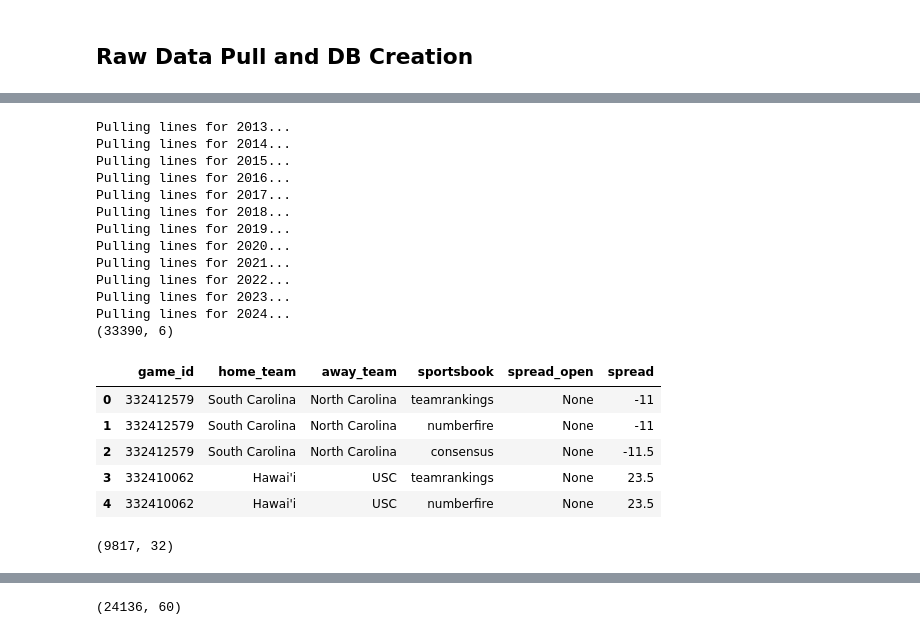
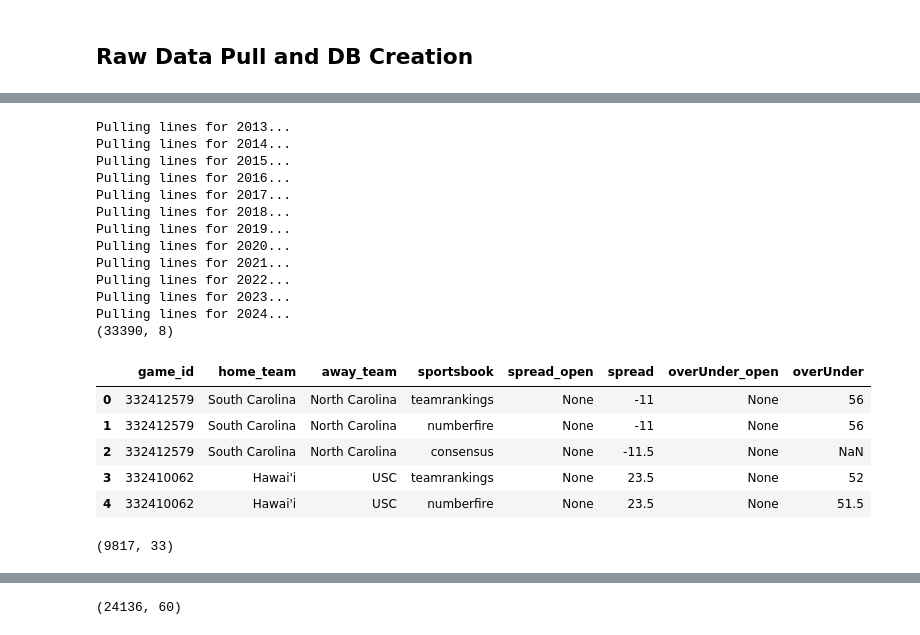
Before and after one commit to qwe740/BettingModels, a Jupyter notebook: Datapull.ipynb, the cells around one changed output, grey strips where cells are left out. Cells and saved outputs as stored; diff of their text form; code cells hidden in the pictures.

```diff
--- a/cfb_model_dev.ipynb
+++ b/Datapull.ipynb
@@ -63,56 +63,59 @@ for year in range(2013, 2025):
 flat_lines = []
 for game in lines_data:
     game_id = game['id']
     home_team = game['homeTeam']
     away_team = game['awayTeam']
     if game['lines']:  # Check if lines exist
         for line in game['lines']:
             flat_lines.append({
                 'game_id': game_id,
                 'home_team': home_team,
                 'away_team': away_team,
                 'sportsbook': line['provider'],
-                'spread_open': line.get('spreadOpen', None),
-                'spread': line.get('spread', None)  # Closing spread
+                'spread_open': line.get('spreadOpen', None), #Opening spread
+                'spread': line.get('spread', None),  # Closing spread
+                'overUnder_open': line.get('overUnderOpen'), #Opening total
+                'overUnder': line.get('overUnder', None) #Closing total
             })
 
 lines_df = pd.DataFrame(flat_lines)
 print(lines_df.shape)
 lines_df.head()  # Check it out
 # %% [output]
 Pulling lines for 2013...
 Pulling lines for 2014...
 Pulling lines for 2015...
 Pulling lines for 2016...
 Pulling lines for 2017...
 Pulling lines for 2018...
 Pulling lines for 2019...
 Pulling lines for 2020...
 Pulling lines for 2021...
 Pulling lines for 2022...
 Pulling lines for 2023...
 Pulling lines for 2024...
-(33390, 6)
+(33390, 8)
-|  | game_id | home_team | away_team | sportsbook | spread_open | spread |
-| 0 | 332412579 | South Carolina | North Carolina | teamrankings | None | -11 |
-| 1 | 332412579 | South Carolina | North Carolina | numberfire | None | -11 |
-| 2 | 332412579 | South Carolina | North Carolina | consensus | None | -11.5 |
-| 3 | 332410062 | Hawai'i | USC | teamrankings | None | 23.5 |
-| 4 | 332410062 | Hawai'i | USC | numberfire | None | 23.5 |
+|  | game_id | home_team | away_team | sportsbook | spread_open | spread | overUnder_open | overUnder |
+| 0 | 332412579 | South Carolina | North Carolina | teamrankings | None | -11 | None | 56 |
+| 1 | 332412579 | South Carolina | North Carolina | numberfire | None | -11 | None | 56 |
+| 2 | 332412579 | South Carolina | North Carolina | consensus | None | -11.5 | None | NaN |
+| 3 | 332410062 | Hawai'i | USC | teamrankings | None | 23.5 | None | 52 |
+| 4 | 332410062 | Hawai'i | USC | numberfire | None | 23.5 | None | 51.5 |
 # %%
 #Save to SQLite
 conn = sqlite3.connect("cfb_data.db")
 lines_df.to_sql("lines", conn, if_exists="replace", index=False)
 conn.close()
 # %%
-# Average Spreads and Update Games Table
+# Average Spreads and Totals and Update Games Table
 conn = sqlite3.connect("cfb_data.db")
 
 # Query to average closing spreads
 query = """
 SELECT
     g.*,
-    AVG(l.spread) AS avg_closing_spread
+    AVG(l.spread) AS avg_closing_spread,
+    AVG(l.overUnder) AS avg_closing_total
 FROM
     games g
 LEFT JOIN
@@ -134,5 +137,5 @@ merged_df.head()
 
 conn.close()
 # %% [output]
-(9817, 32)
+(9817, 33)
 # %%
```
Also changed, not shown: parts of 8 cells of this notebook, 2 other files.
